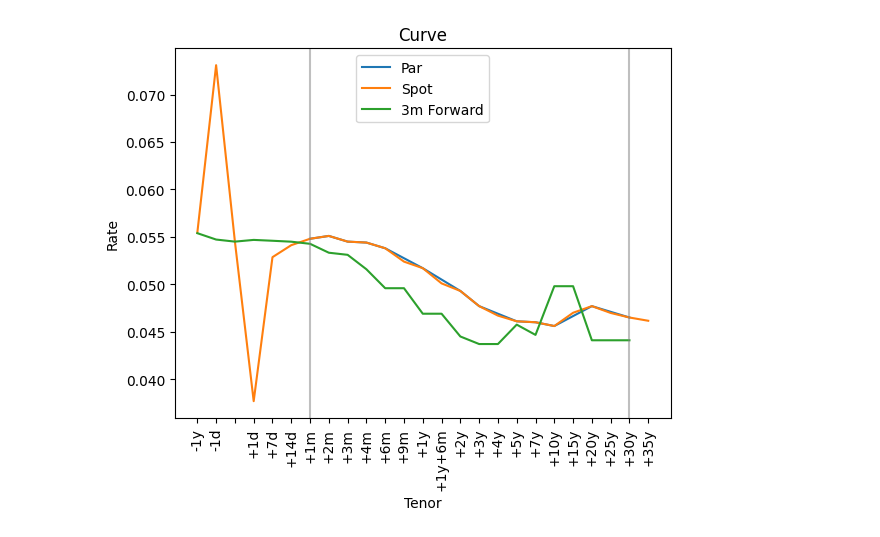
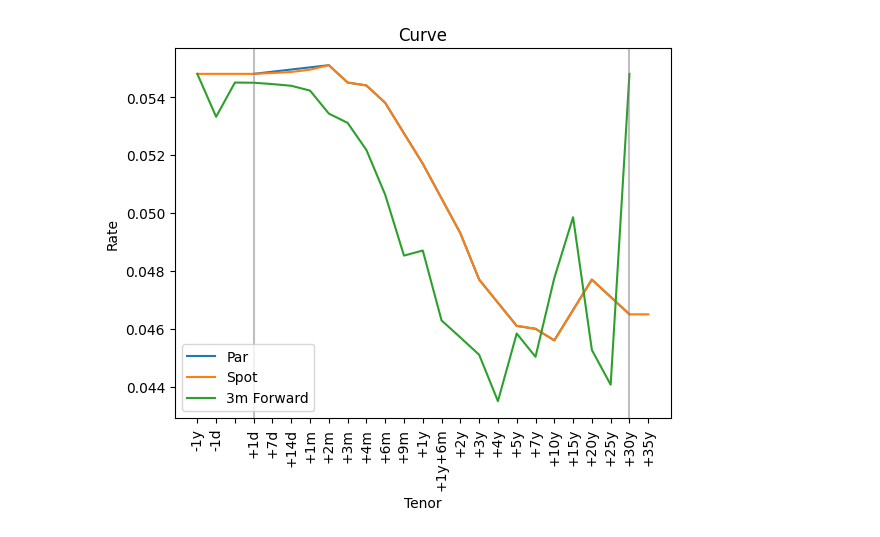
Before and after one commit to disentcorp/ratecurve, a Jupyter notebook: simplecurves.ipynb, the cells around one changed output. Drawn from its saved outputs; the diff is of its cells as text; code cells hidden in the pictures.

```diff
--- a/simplecurves.ipynb
+++ b/simplecurves.ipynb
@@ -163,7 +163,7 @@ def plot_curve(plot_data, forward_tenor = '3m', style='line', spacing = 'actual'
 ### CURVE GENERATION
 # Curve Settings
 curve_data =  {
-    "1m":.0548,
+    "1d":.0548,
      "2m":.0551,
      "3m":.0545,
      "4m":.0544,
@@ -178,34 +178,35 @@ curve_data =  {
      "30y":.0465
 }
 curve_settings = {
         'dc':"ACT/365", # only ACT/365 for now
         'cal':"ALL", # only ALL supported for now
         'method':"EXP", # 'EXP', 'YLD', 'LIN'
-        'interp_on':"ln(df)", # 'ln(df)', 'r*t', or 'r'
+        'interp_on':"r", # 'ln(df)', 'r*t', or 'r'
         'interp_method':"linear", # see scipy for methods, 'linear', 'cubic' are common
-        'extrap_method':'extrapolate', # 'flat' or 'extrapolate'
+        'extrap_method':'flat', # 'flat' or 'extrapolate'
         'base':"t", # anchor date
 }
 curve = Curve(curve_data, **curve_settings)
 
 ### DATA GENERATION
 # Data Settings
-tenors_to_interpolate = ['-30y','-5y','-1y','-1d','0d','1d','1w','2w','1m','2m','3m','4m','6m','9m','1y','18m','2y','3y','4y','5y','7y','10y','15y','20y','25y','30y','35y','40y','50y']
+# Wide extrapolation for testing
+# tenors_to_interpolate = ['-30y','-5y','-1y','-1d','0d','1d','1w','2w','1m','2m','3m','4m','6m','9m','1y','18m','2y','3y','4y','5y','7y','10y','15y','20y','25y','30y','35y','40y','50y']
 tenors_to_interpolate = ['-1y','-1d','0d','1d','1w','2w','1m','2m','3m','4m','6m','9m','1y','18m','2y','3y','4y','5y','7y','10y','15y','20y','25y','30y','35y',]
 # Forward distance for forward curve
 forward_tenor = "3m"
 par_data, spot_data, forward_data = generate_curve_data(curve, tenors_to_interpolate, forward_tenor)
 plot_data = {"par":par_data,"spot":spot_data, "forward":forward_data}
 # PLOT GENERATION
 # Settings
 plot_settings = {
 'forward_tenor':forward_tenor,  # For labeling purposes
 'style':'line', # 'line' or 'scatter'
 'spacing':'equal', #'actual' or 'equal'
 'y_axis':'rate', # 'rate' or 'df'
 'x_axis':'tenor', # 'date' or 'tenor' or 'raw'
 'to_plot':['par','spot','forward'] # choices are 'par', 'spot' and 'forward'
 }
 plot_curve(plot_data, **plot_settings)
 # %% [output]
-[figure, old version]
+[figure, new version]
```
